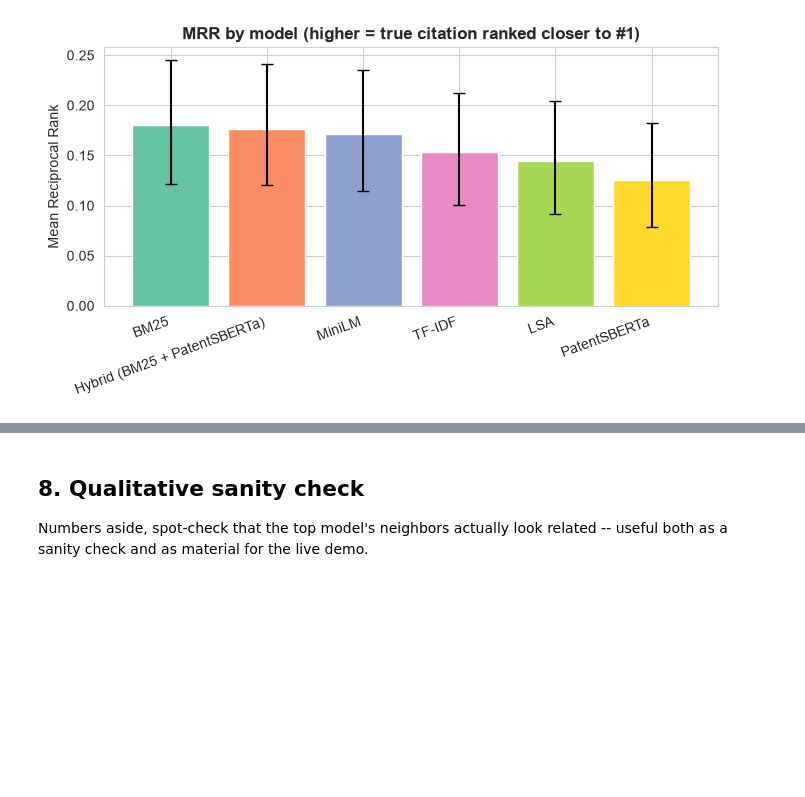
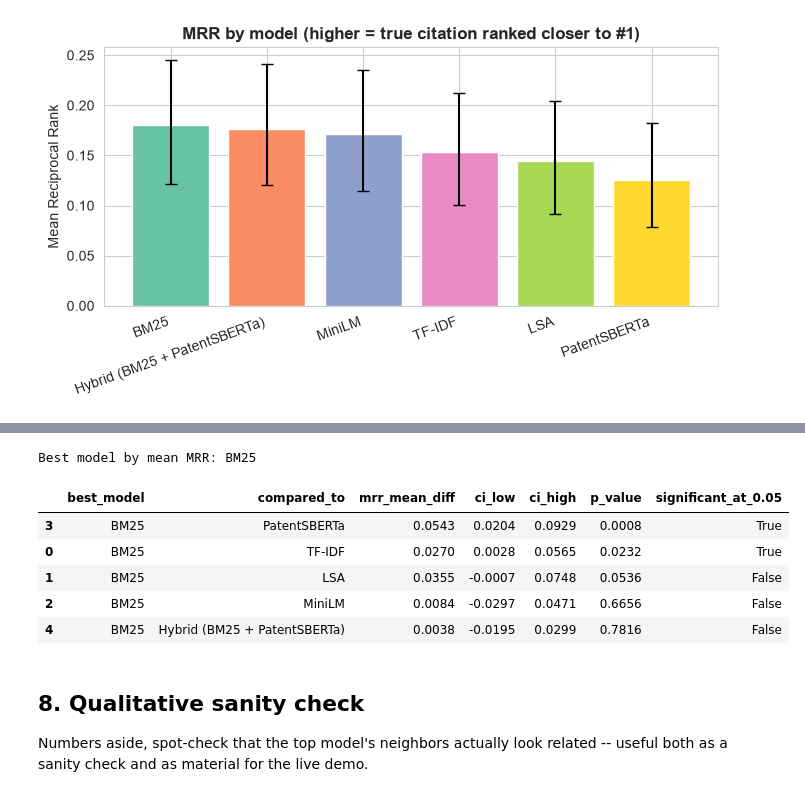
Before and after one commit to SadbhavKattel/PatentLens, a Jupyter notebook: notebooks/02_model_training.ipynb, the cells around one changed output, grey strips where cells are left out. Cells and saved outputs as stored; diff of their text form; code cells hidden in the pictures; blank space fills up the shorter version.

```diff
--- a/notebooks/02_model_training.ipynb
+++ b/notebooks/02_model_training.ipynb
@@ -253,3 +265,33 @@ plt.show()
+# %%
+best_model_name_by_mrr = summary_df[summary_df['metric'] == 'MRR'].sort_values('mean', ascending=False).iloc[0]['model']
+best_per_query_mrr = all_per_query[best_model_name_by_mrr]['MRR']
+
+sig_rows = []
+for name, per_query in all_per_query.items():
+    if name == best_model_name_by_mrr:
+        continue
+    result = evaluation.paired_bootstrap_test(per_query['MRR'], best_per_query_mrr)
+    sig_rows.append({
+        'best_model': best_model_name_by_mrr,
+        'compared_to': name,
+        'mrr_mean_diff': round(result['mean_diff'], 4),
+        'ci_low': round(result['ci_low'], 4),
+        'ci_high': round(result['ci_high'], 4),
+        'p_value': round(result['p_value'], 4),
+        'significant_at_0.05': result['significant_at_0.05'],
+    })
+
+significance_df = pd.DataFrame(sig_rows).sort_values('p_value')
+print(f"Best model by mean MRR: {best_model_name_by_mrr}\n")
+significance_df
+# %% [output]
+Best model by mean MRR: BM25
+|  | best_model | compared_to | mrr_mean_diff | ci_low | ci_high | p_value | significant_at_0.05 |
+| 3 | BM25 | PatentSBERTa | 0.0543 | 0.0204 | 0.0929 | 0.0008 | True |
+| 0 | BM25 | TF-IDF | 0.0270 | 0.0028 | 0.0565 | 0.0232 | True |
+| 1 | BM25 | LSA | 0.0355 | -0.0007 | 0.0748 | 0.0536 | False |
+| 2 | BM25 | MiniLM | 0.0084 | -0.0297 | 0.0471 | 0.6656 | False |
+| 4 | BM25 | Hybrid (BM25 + PatentSBERTa) | 0.0038 | -0.0195 | 0.0299 | 0.7816 | False |
 # %% [markdown]
 ## 8. Qualitative sanity check
 
```
Also changed, not shown: parts of 7 cells of this notebook, 5 other files.
